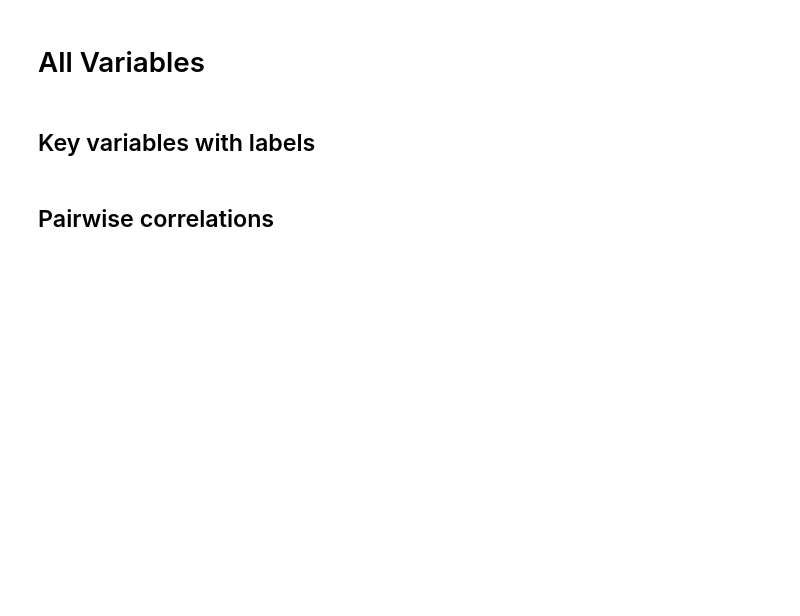
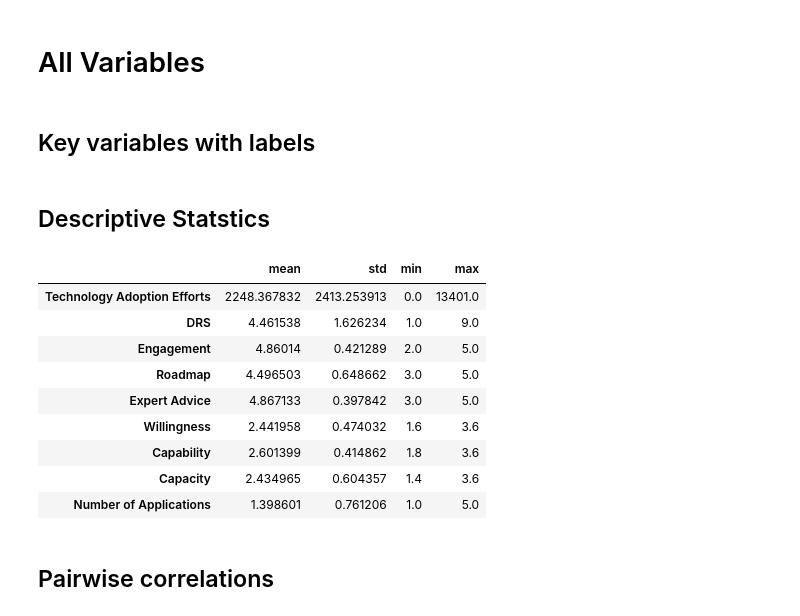
Before and after one commit to roughhawkbit/digi-inno-road-prod, a Jupyter notebook: analysis/DataCharacterisationForPaper.ipynb, the cells around one changed output. Drawn from its saved outputs; the diff is of its cells as text; code cells hidden in the pictures; blank space fills up the shorter version.

Commit message:
Descriptive statistics

```diff
--- a/analysis/DataCharacterisationForPaper.ipynb
+++ b/analysis/DataCharacterisationForPaper.ipynb
@@ -520,2 +509,17 @@ key_vars = [
+# %% [markdown]
+## Descriptive Statstics
+# %%
+corr_df.describe().transpose()[['mean', 'std', 'min', 'max']]
+# %% [output]
+|  | mean | std | min | max |
+| Technology Adoption Efforts | 2248.367832 | 2413.253913 | 0.0 | 13401.0 |
+| DRS | 4.461538 | 1.626234 | 1.0 | 9.0 |
+| Engagement | 4.86014 | 0.421289 | 2.0 | 5.0 |
+| Roadmap | 4.496503 | 0.648662 | 3.0 | 5.0 |
+| Expert Advice | 4.867133 | 0.397842 | 3.0 | 5.0 |
+| Willingness | 2.441958 | 0.474032 | 1.6 | 3.6 |
+| Capability | 2.601399 | 0.414862 | 1.8 | 3.6 |
+| Capacity | 2.434965 | 0.604357 | 1.4 | 3.6 |
+| Number of Applications | 1.398601 | 0.761206 | 1.0 | 5.0 |
 # %% [markdown]
 ## Pairwise correlations
```
Also changed, not shown: parts of 8 cells of this notebook.
